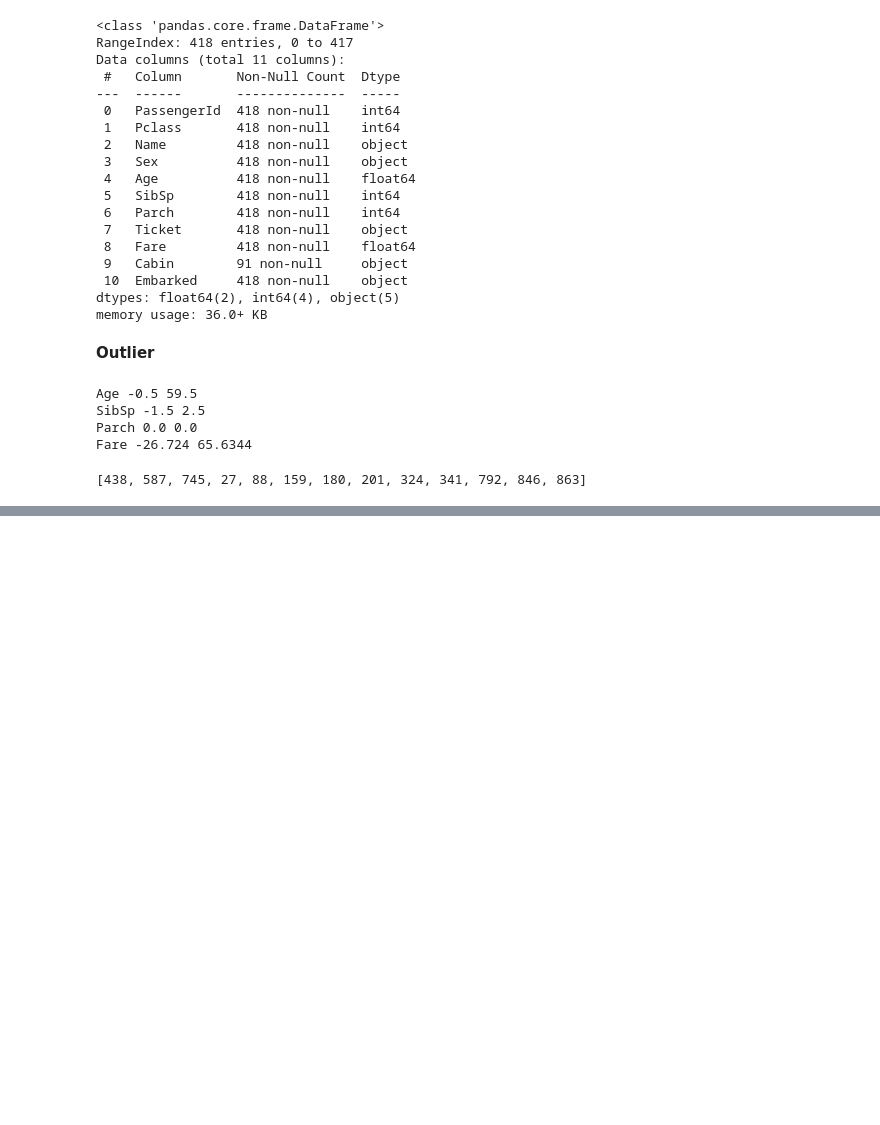
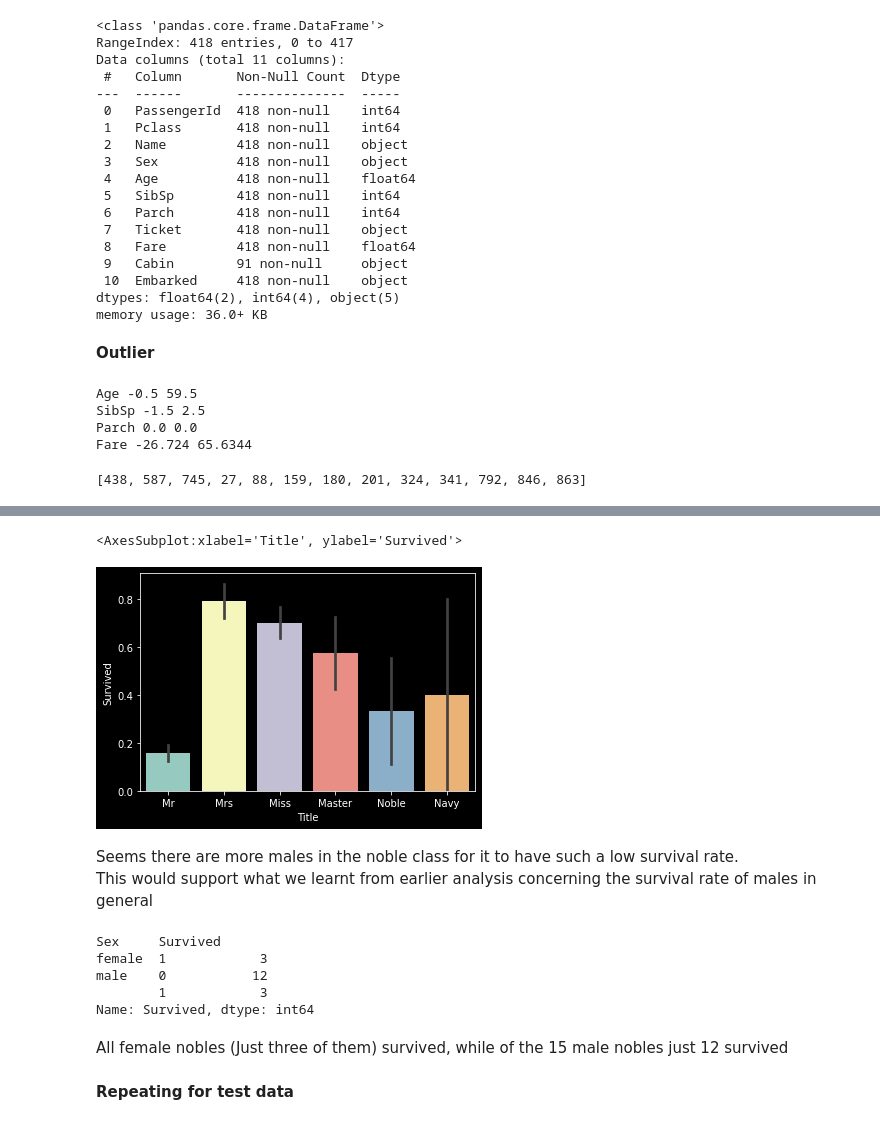
Before and after one commit to XVI-IX/titanic, a Jupyter notebook: titanic.ipynb, the cells around one changed output, grey strips where cells are left out. Saved outputs shown, nothing was run; the diff lists cells and outputs as text; code cells hidden in the pictures; blank space fills up the shorter version.

```diff
--- a/titanic.ipynb
+++ b/titanic.ipynb
@@ -898,0 +973,7 @@ Fare -26.724 65.6344
+# %%
+# Dropping PassengerId feature from test and training sets
+train.drop(['PassengerId'], inplace=True, axis=1)
+test.drop(['PassengerId'], inplace=True, axis=1)
+# %%
+train.drop(['Ticket'], inplace=True, axis=1)
+test.drop(['Ticket'], inplace=True, axis=1)
@@ -898,0 +1092,7 @@ Fare -26.724 65.6344
+# %%
+train['Title'] = train['Title'].replace(['Ms', 'Mlle'], 'Miss')
+train['Title'] = train['Title'].replace(['Mme'], 'Mrs')
+train['Title'] = train['Title'].replace(["Dr", 'Rev', 'the', 'Jonkheer', 'Lady', 'Sir', 'Don'], "Noble")
+train['Title'] = train['Title'].replace(["Major", "Col", "Capt"], "Navy")
+
+train['Title'].value_counts()
@@ -898,0 +1107,21 @@ Fare -26.724 65.6344
+# %%
+sns.barplot(x='Title', y="Survived", data = train)
+# %% [output]
+<AxesSubplot:xlabel='Title', ylabel='Survived'>
+[figure, added]
+# %% [markdown]
+Seems there are more males in the noble class for it to have such a low survival rate. <br>
+This would support what we learnt from earlier analysis concerning the survival rate of males in general
+# %%
+nobles_survived = train[train["Title"] == "Noble"].groupby(['Sex'])["Survived"].value_counts()
+nobles_survived
+# %% [output]
+Sex     Survived
+female  1            3
+male    0           12
+        1            3
+Name: Survived, dtype: int64
+# %% [markdown]
+All female nobles (Just three of them) survived, while of the 15 male nobles just 12 survived
+# %% [markdown]
+**Repeating for test data**
```
Also changed, not shown: parts of 37 cells of this notebook.
